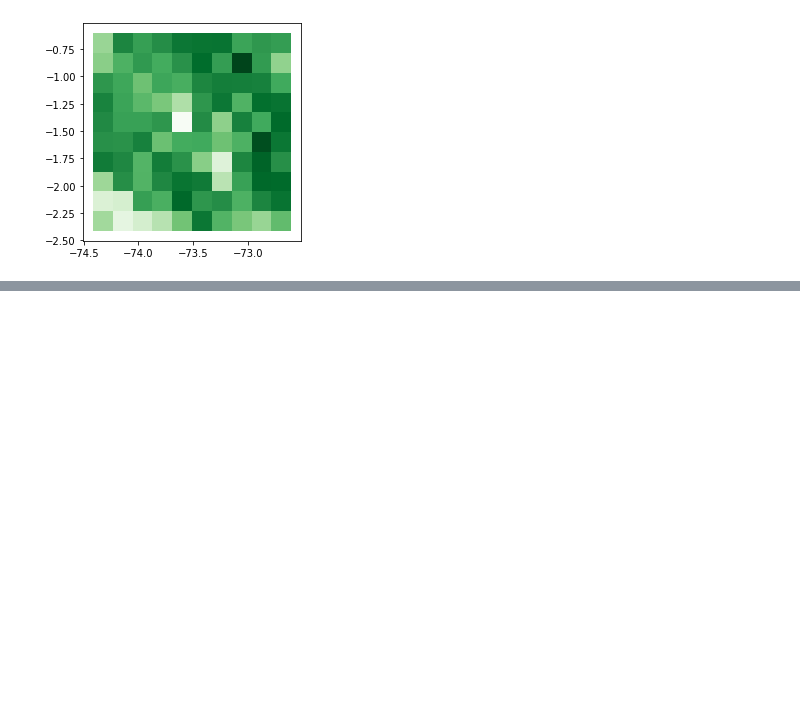
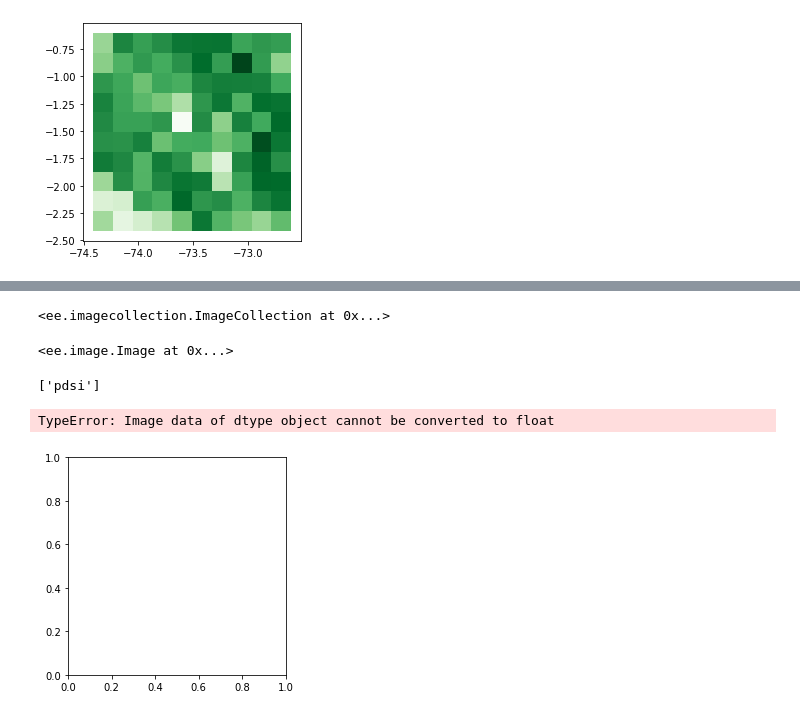
Before and after one commit to 4C-Guided-Team-Challenge/drought-with-gedi, a Jupyter notebook: notebooks/exploratory/EcosystemClustering.ipynb, the cells around one changed output, grey strips where cells are left out. Drawn from its saved outputs; the diff is of its cells as text; code cells hidden in the pictures; blank space fills up the shorter version.

```diff
--- a/notebooks/exploratory/EcosystemClustering.ipynb
+++ b/notebooks/exploratory/EcosystemClustering.ipynb
@@ -461,0 +521,8 @@ plot_raster(grid, 10, shape, 1, 'pai')
+# %%
+PDSI
+# %% [output]
+<ee.imagecollection.ImageCollection at 0x...>
+# %%
+PDSI.max()
+# %% [output]
+<ee.image.Image at 0x...>
@@ -461,0 +531,9 @@ plot_raster(grid, 10, shape, 1, 'pai')
+# %%
+PDSI_image.bandNames().getInfo()
+# %% [output]
+['pdsi']
+# %%
+Image.
+# %% [output]
+TypeError: Image data of dtype object cannot be converted to float
+[figure, added]
```
Also changed, not shown: parts of 63 cells of this notebook.
